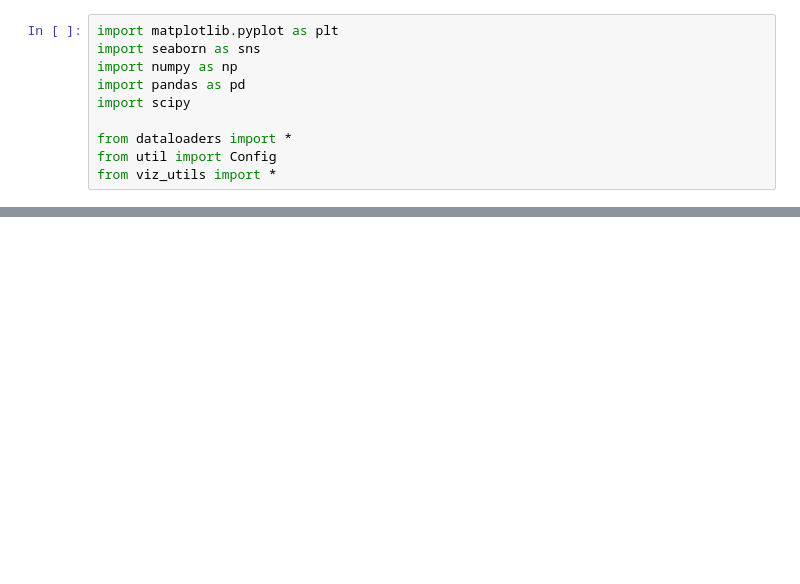
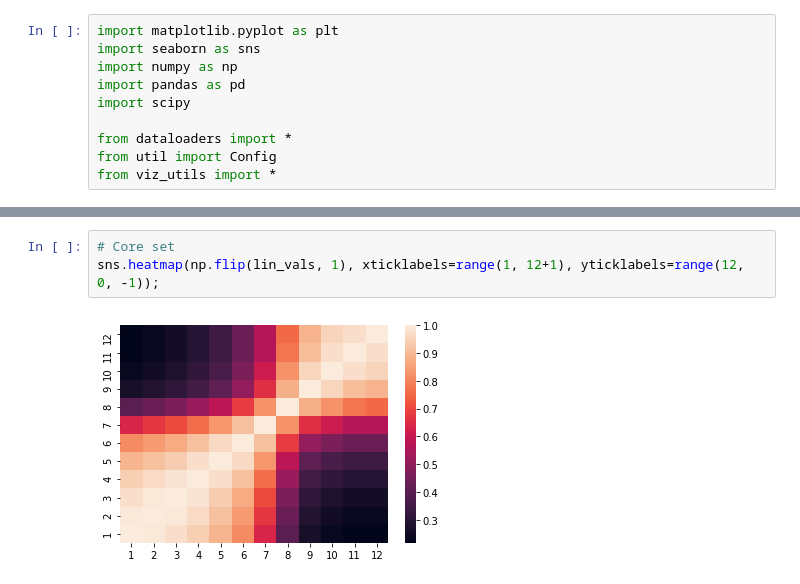
Before and after one commit to josipjukic/adapter-al, a Jupyter notebook: tinkering.ipynb, the cells around one changed output, grey strips where cells are left out. Drawn from its saved outputs; the diff is of its cells as text; blank space fills up the shorter version.

```diff
--- a/tinkering.ipynb
+++ b/tinkering.ipynb
@@ -108,0 +1155,5 @@ Loading TREC-2 -- ada-besov -- BERT
+# %%
+# Core set
+sns.heatmap(np.flip(lin_vals, 1), xticklabels=range(1, 12+1), yticklabels=range(12, 0, -1));
+# %% [output]
+[figure, added]
```
Also changed, not shown: parts of 36 cells of this notebook, 9 other files.
